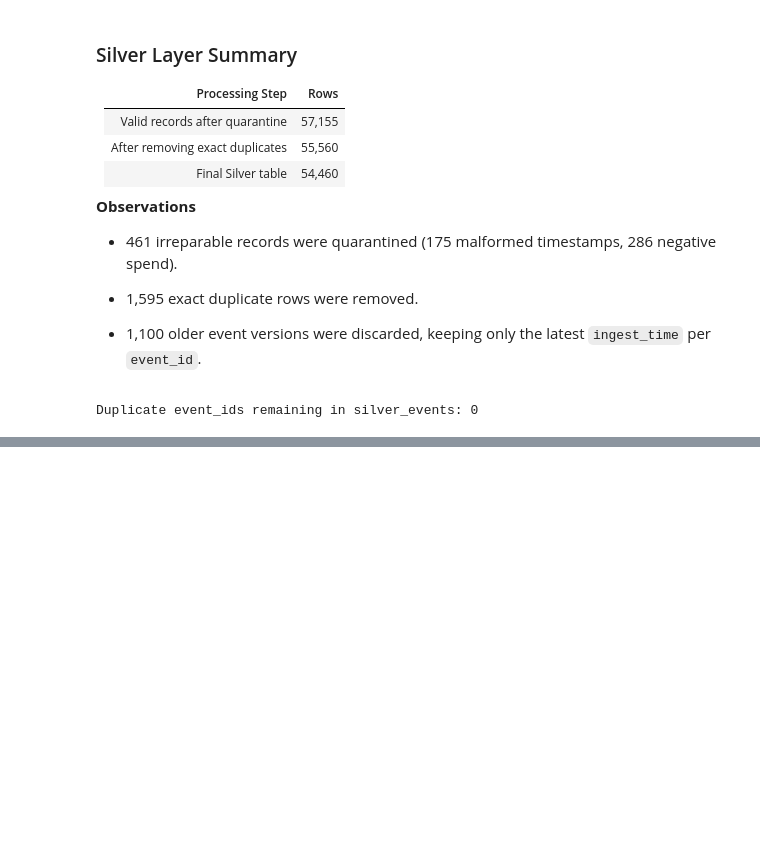
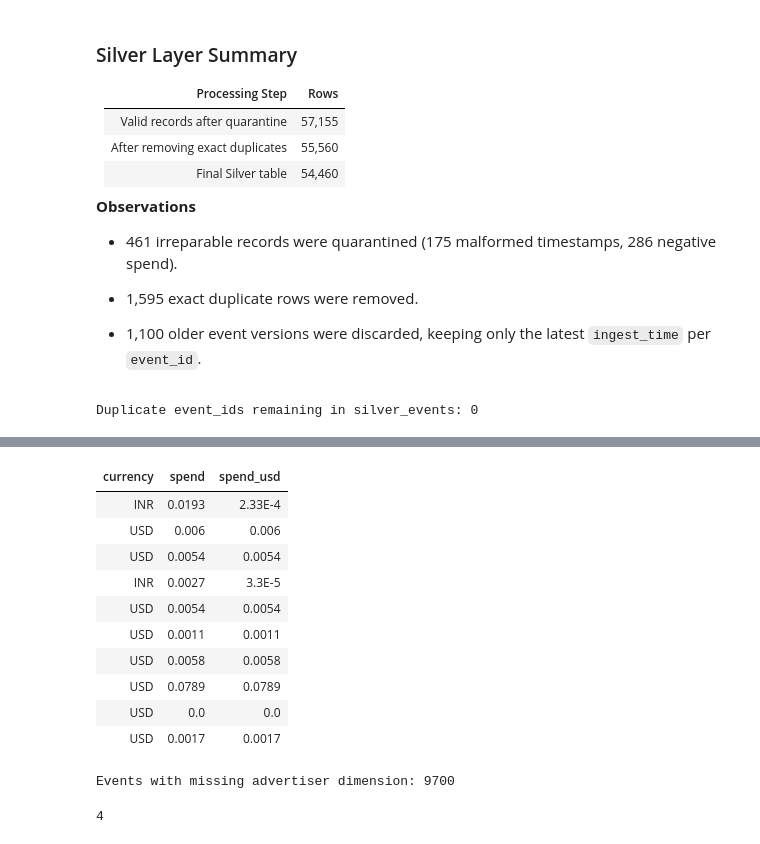
Before and after one commit to Lekhapriyadharshini/lekhapriyadharshini-data-engineering, a Jupyter notebook: projects/01-medallion-data-pipeline/notebooks/DSP_Medallion_Pipeline.ipynb, the cells around one changed output, grey strips where cells are left out. Drawn from its saved outputs; the diff is of its cells as text; code cells hidden in the pictures; blank space fills up the shorter version.

```diff
--- a/projects/01-medallion-data-pipeline/notebooks/DSP_Medallion_Pipeline.ipynb
+++ b/projects/01-medallion-data-pipeline/notebooks/DSP_Medallion_Pipeline.ipynb
@@ -416,0 +433,24 @@ Silver Quarantine: 461
+# %%
+from pyspark.sql.functions import col, when, lit, round as _round
+
+events_usd = (
+    events_usd
+    .withColumn(
+        "spend_usd",
+        _round(col("spend_usd"), 6)
+    )
+)
+
+display(events_usd.select("currency", "spend", "spend_usd").limit(10))
+# %% [output]
+| currency | spend | spend_usd |
+| INR | 0.0193 | 2.33E-4 |
+| USD | 0.006 | 0.006 |
+| USD | 0.0054 | 0.0054 |
+| INR | 0.0027 | 3.3E-5 |
+| USD | 0.0054 | 0.0054 |
+| USD | 0.0011 | 0.0011 |
+| USD | 0.0058 | 0.0058 |
+| USD | 0.0789 | 0.0789 |
+| USD | 0.0 | 0.0 |
+| USD | 0.0017 | 0.0017 |
@@ -416,0 +478,12 @@ Silver Quarantine: 461
+# %%
+print(
+    "Events with missing advertiser dimension:",
+    events_joined.filter(col("advertiser_missing_from_dim")).count()
+)
+# %% [output]
+Events with missing advertiser dimension: 9700
+# %%
+events_joined.filter(col("advertiser_missing_from_dim")) \
+    .select("advertiser_id").distinct().count()
+# %% [output]
+4
```
Also changed, not shown: parts of 12 cells of this notebook.
